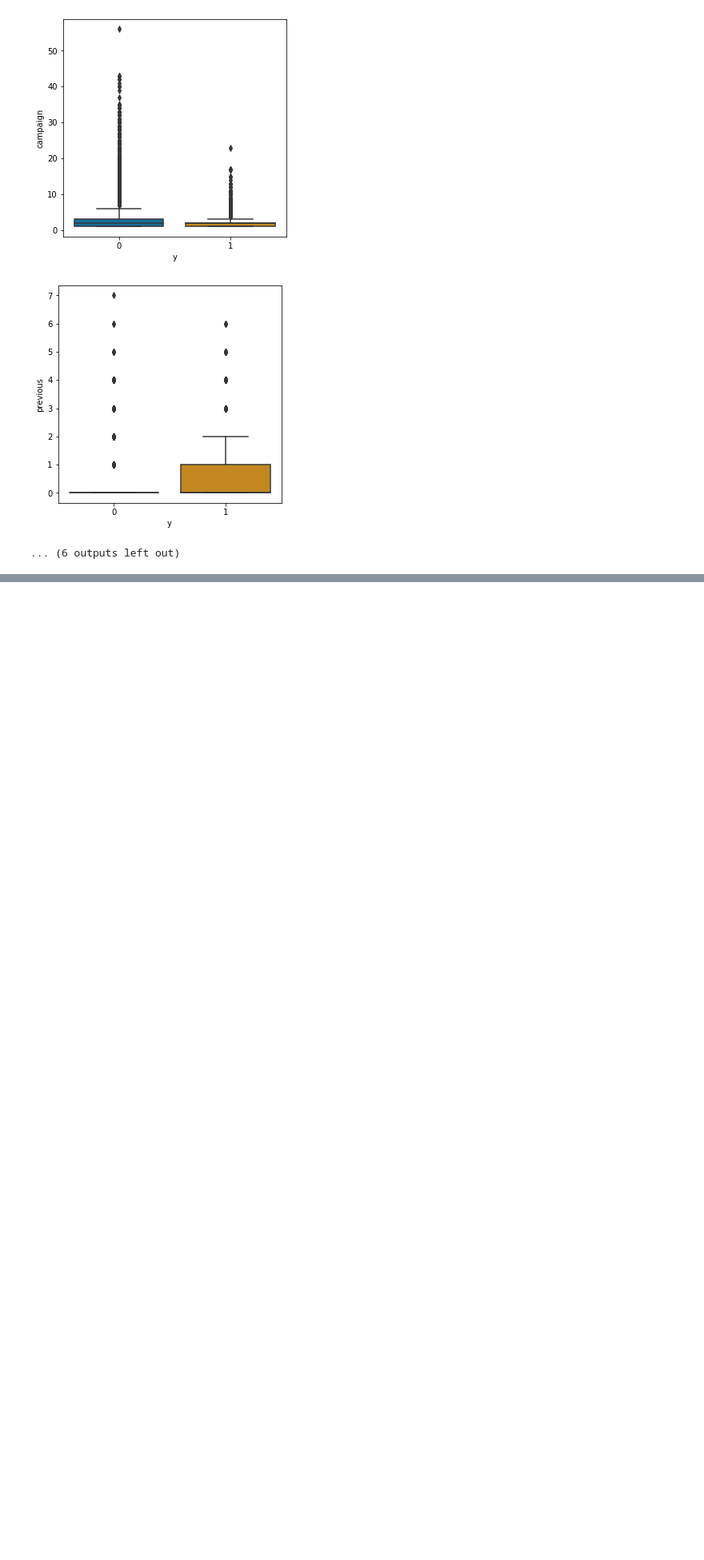
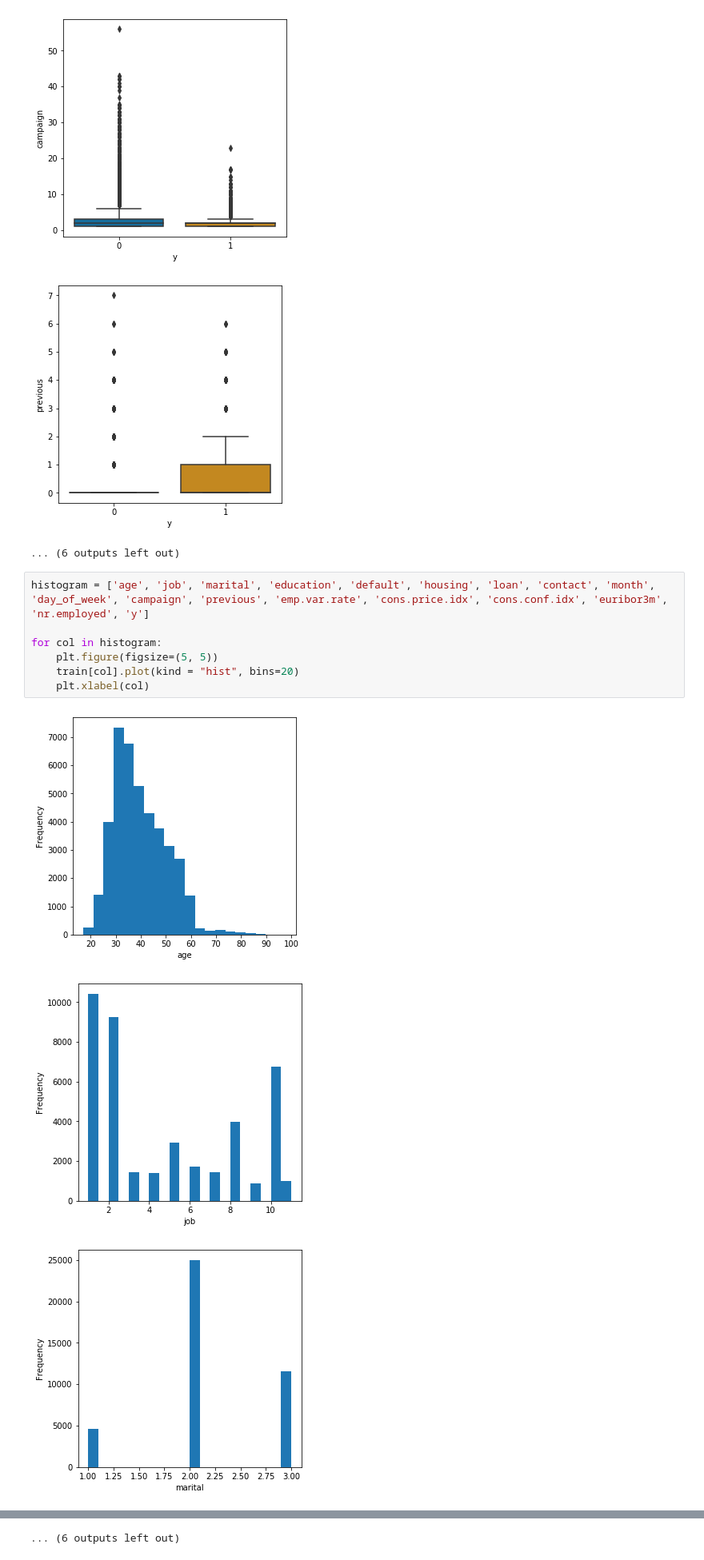
Before and after one commit to Dataforreal/springboard, a Jupyter notebook: Capstone_1/Capstone_Project_1.ipynb, the cells around one changed output, grey strips where cells are left out. Shown at 80% size. Saved outputs shown, nothing was run; the diff lists cells and outputs as text; blank space fills up the shorter version.

```diff
--- a/Capstone_1/Capstone_Project_1.ipynb
+++ b/Capstone_1/Capstone_Project_1.ipynb
@@ -708,3 +696,14 @@ for col in boxplot:
 [figure]
 [figure]
 ... (6 outputs left out)
+# %%
+histogram = ['age', 'job', 'marital', 'education', 'default', 'housing', 'loan', 'contact', 'month', 'day_of_week', 'campaign', 'previous', 'emp.var.rate', 'cons.price.idx', 'cons.conf.idx', 'euribor3m', 'nr.employed', 'y']
+
+for col in histogram:
+    plt.figure(figsize=(5, 5))
+    train[col].plot(kind = "hist", bins=20)
+    plt.xlabel(col)
+# %% [output]
+[figure, added]
+[figure, added]
+[figure, added]
@@ -710,0 +719 @@ for col in boxplot:
+... (6 outputs left out)
```
Also changed, not shown: parts of 22 cells of this notebook.
